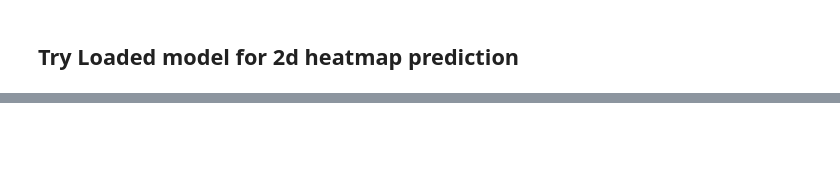
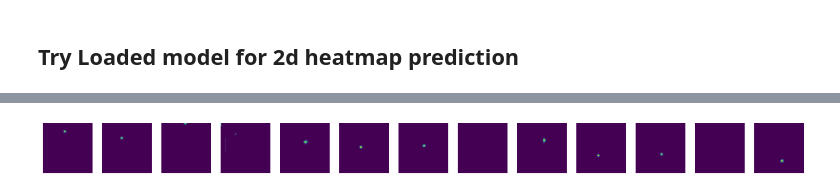
Before and after one commit to gianscarpe/event-based-monocular-hpe, a Jupyter notebook: notebooks/visualize_dhp3ddataset.ipynb, the cells around one changed output, grey strips where cells are left out. Cells and saved outputs as stored; diff of their text form; code cells hidden in the pictures; blank space fills up the shorter version.

```diff
--- a/notebooks/visualize_dhp3ddataset.ipynb
+++ b/notebooks/visualize_dhp3ddataset.ipynb
@@ -85,2 +52,0 @@ l = losses.PixelWiseLoss()
-# %%
-preds = model.forward(x)
@@ -110,0 +69,5 @@ tensor(46.1434, grad_fn=<DivBackward0>)
+# %%
+with torch.no_grad():
+
+    #model.model.segmentation_head[-1] = torch.nn.Identity()
+    preds = model(x)
@@ -110,0 +223,2 @@ tensor(46.1434, grad_fn=<DivBackward0>)
+# %%
+hm = dsnt.flat_softmax(preds)
@@ -110,0 +257,4 @@ tensor(46.1434, grad_fn=<DivBackward0>)
+# %%
+display(hm[0])
+# %% [output]
+[figure, added]
```
Also changed, not shown: parts of 55 cells of this notebook, 12 other files.
